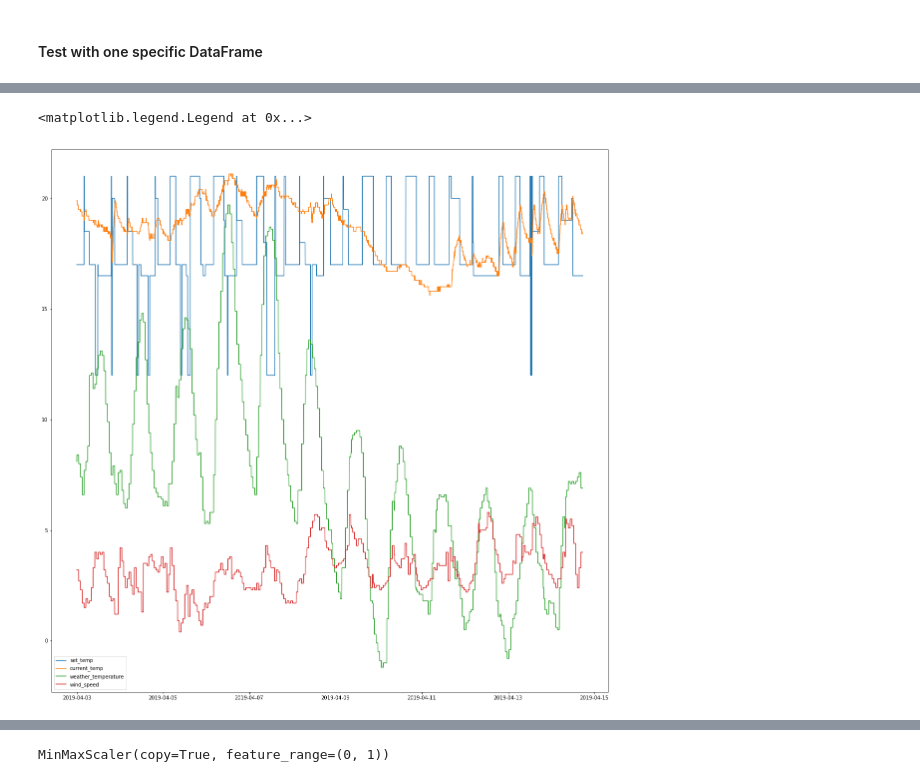
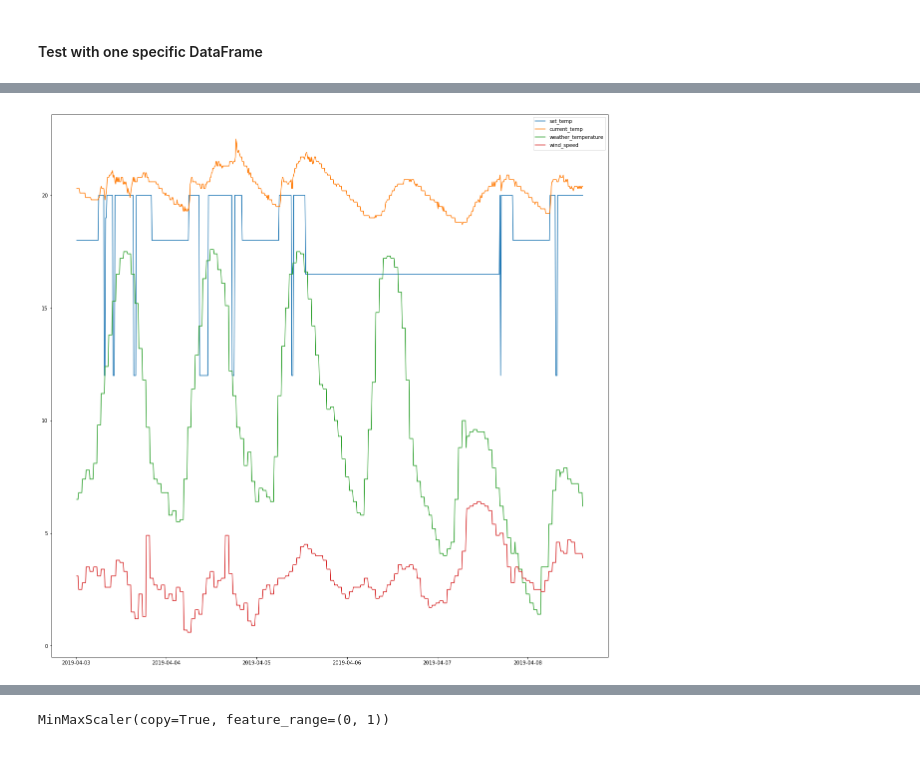
Before and after one commit to CMootz/week_program, a Jupyter notebook: Notebooks/preprocess.ipynb, the cells around one changed output, grey strips where cells are left out. Cells and saved outputs as stored; diff of their text form; code cells hidden in the pictures.

```diff
--- a/Notebooks/preprocess.ipynb
+++ b/Notebooks/preprocess.ipynb
@@ -69,16 +66,10 @@ frame4 = min_max_scaler.fit_transform(frame3.drop(columns=['last_updated','curre
 # %%
-dates = matplotlib.dates.date2num(frame3['last_updated'])
-fig1 = matplotlib.pyplot.figure(figsize=[20,20])
-plt.plot_date(dates, frame3['set_temp'], '-')
-plt.plot_date(dates, frame3['current_temp'], '-')
-plt.plot_date(dates, frame3['weather_temperature'], '-')
-matplotlib.pyplot.plot_date(dates, frame3['wind_speed'], '-')
-#matplotlib.pyplot.plot_date(dates, frame3['wind_direction'], '-')
-#matplotlib.pyplot.plot_date(dates, frame3['humidity'], '-')
-#matplotlib.pyplot.plot_date(dates, frame3['cloudiness'], '-')
-#matplotlib.pyplot.plot_date(dates, frame3['pressure'], '-')
-#matplotlib.pyplot.plot_date(dates, frame3['dewpoint_temperature'], '-')
-plt.legend()
+dates = matplotlib.dates.date2num(kueche_sel['last_updated']);
+fig1 = matplotlib.pyplot.figure(figsize=[20,20]);
+plt.plot_date(dates, kueche_sel['set_temp'], '-');
+plt.plot_date(dates, kueche_sel['current_temp'], '-');
+plt.plot_date(dates, kueche_sel['weather_temperature'], '-');
+matplotlib.pyplot.plot_date(dates, kueche_sel['wind_speed'], '-');
+plt.legend();
 # %% [output]
-<matplotlib.legend.Legend at 0x...>
-[figure, old version]
+[figure, new version]
```
Also changed, not shown: parts of 61 cells of this notebook, 19 other files.
